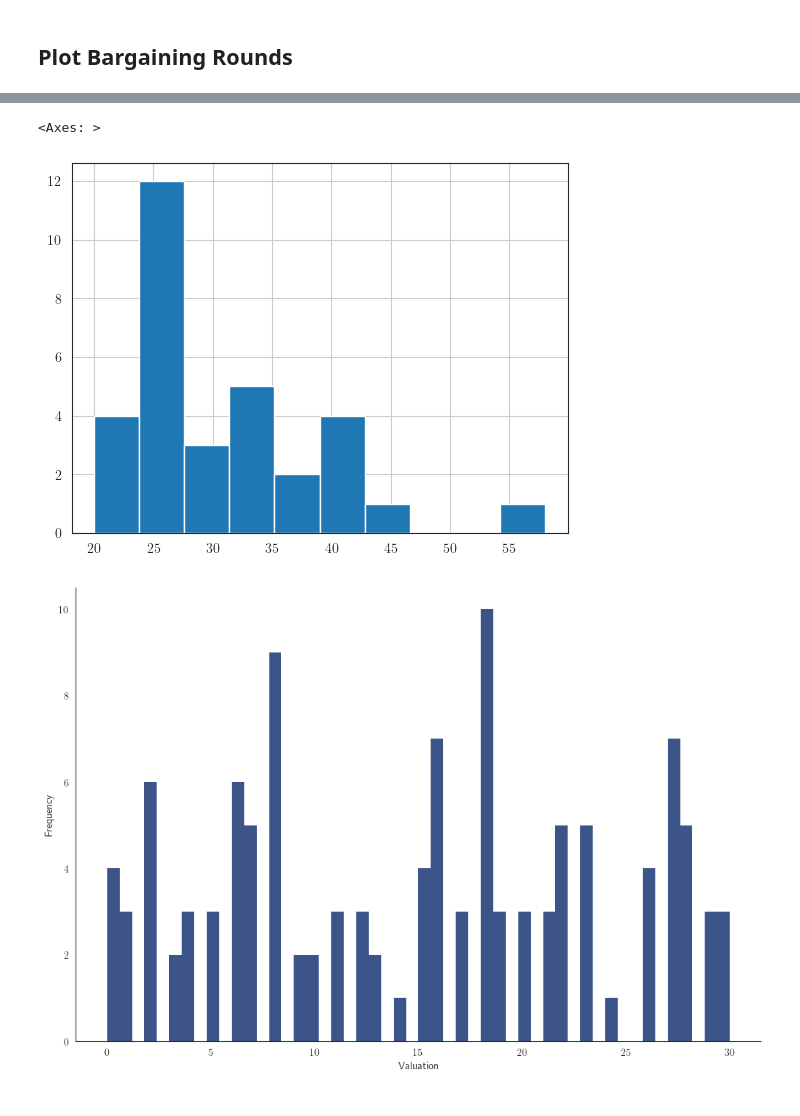
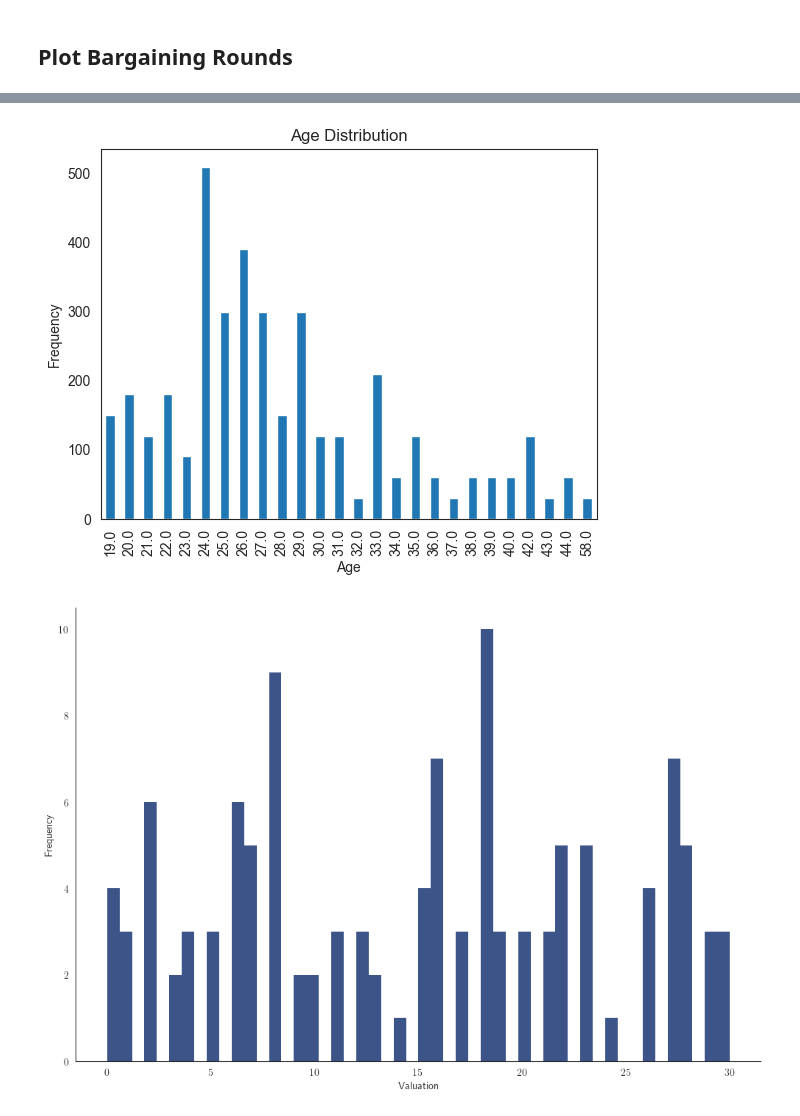
Before and after one commit to NicolasRoever/bargaining_experiment_analysis, a Jupyter notebook: src/bargaining_analysis/descriptive_data/sandbox.ipynb, the cells around one changed output, grey strips where cells are left out. Cells and saved outputs as stored; diff of their text form; code cells hidden in the pictures.

```diff
--- a/src/bargaining_analysis/descriptive_data/sandbox.ipynb
+++ b/src/bargaining_analysis/descriptive_data/sandbox.ipynb
@@ -168,11 +314,14 @@ plot_bargaining_rounds(df_session, 5, 6, random_state=52)
 df_t3 = df[df["treatment"] == "T3"]
 # %%
 df_t3_33 = df_t3[df_t3["round"] == 33]
-# %%
-df_t3_33["age"].hist()
-# %% [output]
-<Axes: >
-[figure, removed]
+# %%
+df["age"].value_counts().sort_index().plot(kind='bar')
+plt.xlabel('Age')
+plt.ylabel('Frequency')
+plt.title('Age Distribution')
+plt.show()
+# %% [output]
+[figure, added]
 # %%
 df_high = df[df['payoff'] > 28]
 # %%
```
Also changed, not shown: parts of 5 cells of this notebook, 24 other files.
